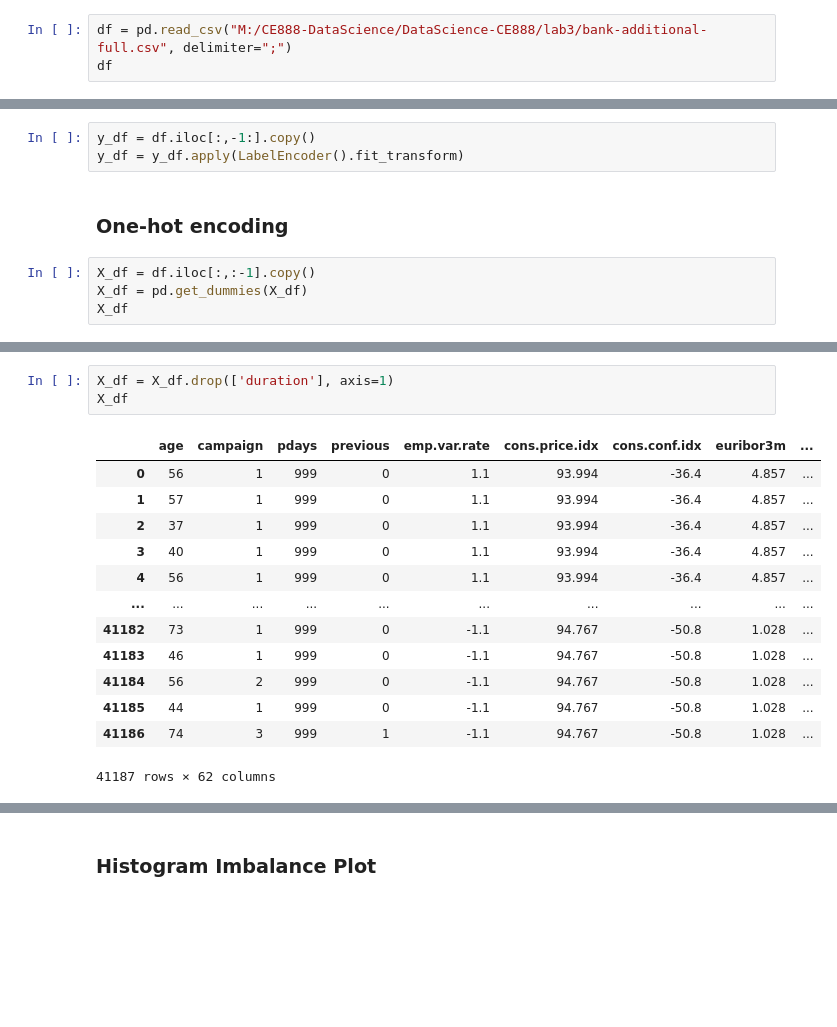
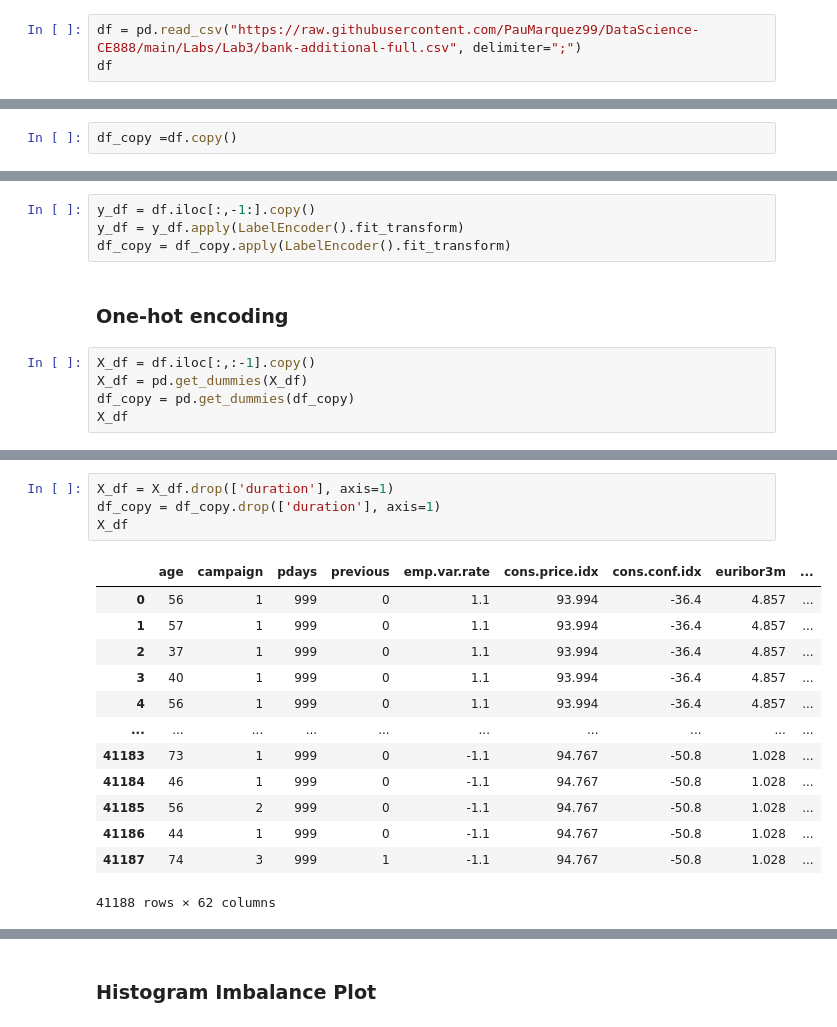
Before and after one commit to PauMarquez99/DataScience-CE888, a Jupyter notebook: lab3/bank_classification.ipynb, the cells around one changed output, grey strips where cells are left out. Cells and saved outputs as stored; diff of their text form; blank space fills up the shorter version.

```diff
--- a/lab3/bank_classification.ipynb
+++ b/lab3/bank_classification.ipynb
@@ -28,7 +29,7 @@ from sklearn.dummy import DummyRegressor, DummyClassifier
 * We have loaded the necessary libraries above
 * Now let's load the data
 # %%
-df = pd.read_csv("M:/CE888-DataScience/DataScience-CE888/lab3/bank-additional-full.csv", delimiter=";")
+df = pd.read_csv("https://raw.githubusercontent.com/PauMarquez99/DataScience-CE888/main/Labs/Lab3/bank-additional-full.csv", delimiter=";")
 df
 # %% [output]
 |  | age | job | marital | education | default | housing | loan | contact | month | day_of_week | ... |
@@ -47,3 +48,5 @@ df
+# %%
+df_copy =df.copy()
 # %%
 df.info()
 # %% [output]
@@ -198,11 +201,13 @@ Use functions were possible:
 # %%
 y_df = df.iloc[:,-1:].copy()
 y_df = y_df.apply(LabelEncoder().fit_transform)
+df_copy = df_copy.apply(LabelEncoder().fit_transform)
 # %% [markdown]
 ### One-hot encoding
 # %%
 X_df = df.iloc[:,:-1].copy()
 X_df = pd.get_dummies(X_df)
+df_copy = pd.get_dummies(df_copy)
 X_df
 # %% [output]
 |  | age | duration | campaign | pdays | previous | emp.var.rate | cons.price.idx | cons.conf.idx | ... |
@@ -221,20 +226,21 @@ X_df
 # %%
 X_df = X_df.drop(['duration'], axis=1)
+df_copy = df_copy.drop(['duration'], axis=1)
 X_df
 # %% [output]
 |  | age | campaign | pdays | previous | emp.var.rate | cons.price.idx | cons.conf.idx | euribor3m | ... |
 | 0 | 56 | 1 | 999 | 0 | 1.1 | 93.994 | -36.4 | 4.857 | ... |
 | 1 | 57 | 1 | 999 | 0 | 1.1 | 93.994 | -36.4 | 4.857 | ... |
 | 2 | 37 | 1 | 999 | 0 | 1.1 | 93.994 | -36.4 | 4.857 | ... |
 | 3 | 40 | 1 | 999 | 0 | 1.1 | 93.994 | -36.4 | 4.857 | ... |
 | 4 | 56 | 1 | 999 | 0 | 1.1 | 93.994 | -36.4 | 4.857 | ... |
 | ... | ... | ... | ... | ... | ... | ... | ... | ... | ... |
-| 41182 | 73 | 1 | 999 | 0 | -1.1 | 94.767 | -50.8 | 1.028 | ... |
-| 41183 | 46 | 1 | 999 | 0 | -1.1 | 94.767 | -50.8 | 1.028 | ... |
-| 41184 | 56 | 2 | 999 | 0 | -1.1 | 94.767 | -50.8 | 1.028 | ... |
-| 41185 | 44 | 1 | 999 | 0 | -1.1 | 94.767 | -50.8 | 1.028 | ... |
-| 41186 | 74 | 3 | 999 | 1 | -1.1 | 94.767 | -50.8 | 1.028 | ... |
+| 41183 | 73 | 1 | 999 | 0 | -1.1 | 94.767 | -50.8 | 1.028 | ... |
+| 41184 | 46 | 1 | 999 | 0 | -1.1 | 94.767 | -50.8 | 1.028 | ... |
+| 41185 | 56 | 2 | 999 | 0 | -1.1 | 94.767 | -50.8 | 1.028 | ... |
+| 41186 | 44 | 1 | 999 | 0 | -1.1 | 94.767 | -50.8 | 1.028 | ... |
+| 41187 | 74 | 3 | 999 | 1 | -1.1 | 94.767 | -50.8 | 1.028 | ... |
-41187 rows × 62 columns
+41188 rows × 62 columns
 # %%
 # Most algorithms cannot work with missing values. Three main ways to deal with them:
 # 1. Drop rows
```
Also changed, not shown: parts of 30 cells of this notebook, 3 other files.
